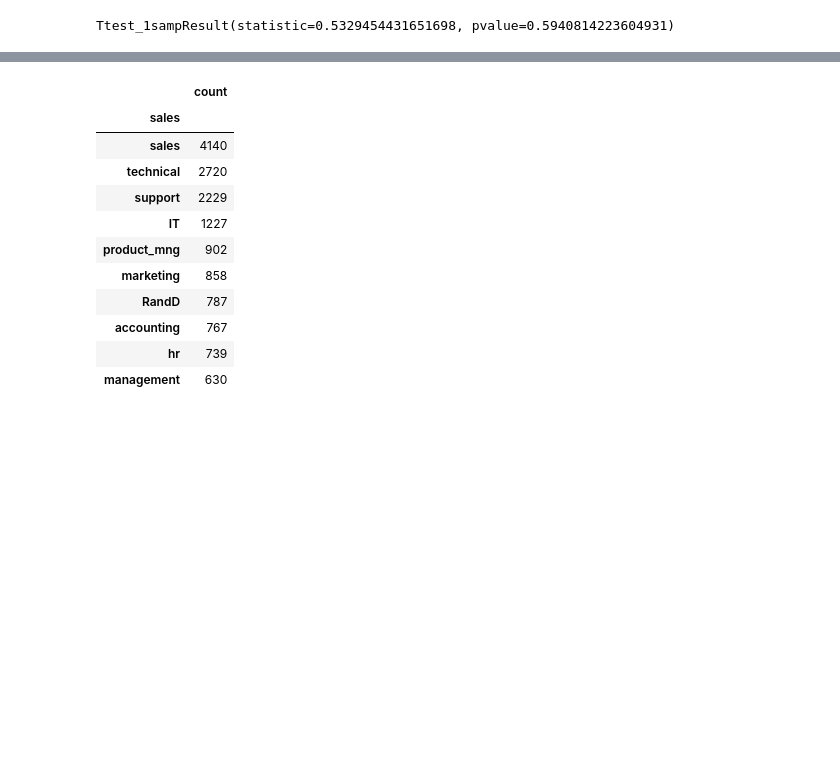
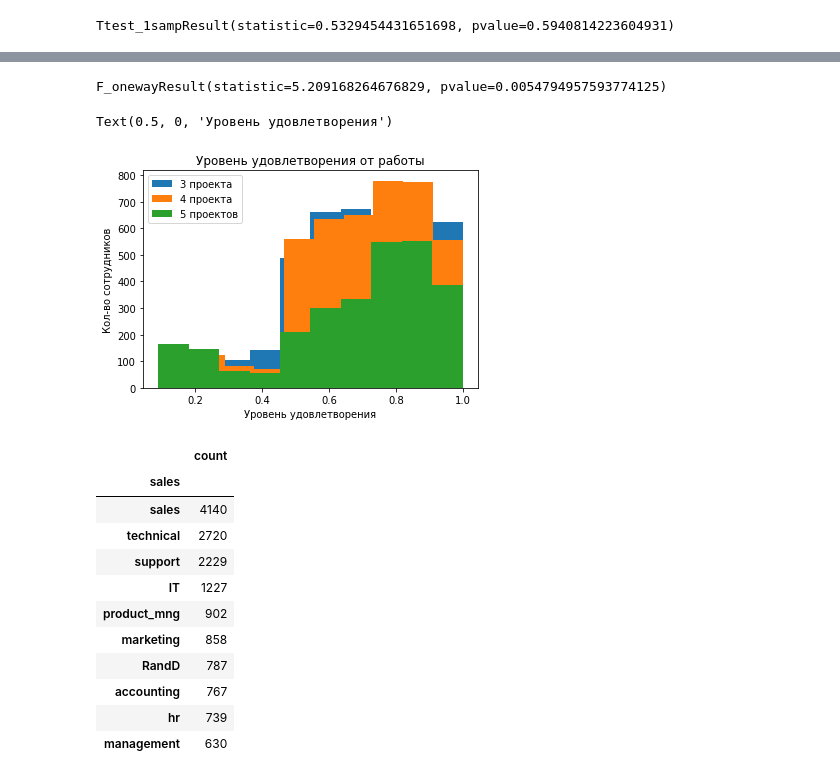
Before and after one commit to iamdenizzz/pyda-10, a Jupyter notebook: Diplom/Diplom.ipynb, the cells around one changed output, grey strips where cells are left out. Saved outputs shown, nothing was run; the diff lists cells and outputs as text; code cells hidden in the pictures; blank space fills up the shorter version.

```diff
--- a/Diplom/Diplom.ipynb
+++ b/Diplom/Diplom.ipynb
@@ -208,3 +229,26 @@ Text(0.5, 0, 'Кол-во часов')
+# %%
+# Третья гипотеза, которую мы выдвинем, что уровень удвлетворения для 3,4 и 5 проектов одинаковых
+# (это проекты наиболее похожих по уровню, как было видно выше в пунке 4)
+project_3 = data[data['number_project']==3]['satisfaction_level']
+project_4 = data[data['number_project']==4]['satisfaction_level']
+project_5 = data[data['number_project']==5]['satisfaction_level']
+sts.f_oneway(project_3, project_4, project_5)
+# %% [output]
+F_onewayResult(statistic=5.209168264676829, pvalue=0.0054794957593774125)
+# %%
+# Как можно увдиеть по данным, то все эти 3 группы не схожи между собой
+# Построим графики данных
+plt.hist(project_3)
+plt.hist(project_4)
+plt.hist(project_5)
+plt.title('Уровень удовлетворения от работы')
+plt.legend(['3 проекта', '4 проекта','5 проектов'])
+plt.ylabel('Кол-во сотрудников')
+plt.xlabel('Уровень удовлетворения')
+# По ним видно, что 3 и 4 проекта наиболее похожи между собой по уровню довольства и имееют наибольший уровень
+# %% [output]
+Text(0.5, 0, 'Уровень удовлетворения')
+[figure, added]
 # %%
 # 6. Рассчитать сколько работников работает в каждом департаменте.
 result6 = data.groupby('sales').agg(['count'])['satisfaction_level'].sort_values('count', ascending=False)
```
Also changed, not shown: parts of 9 cells of this notebook, 1 other file.
